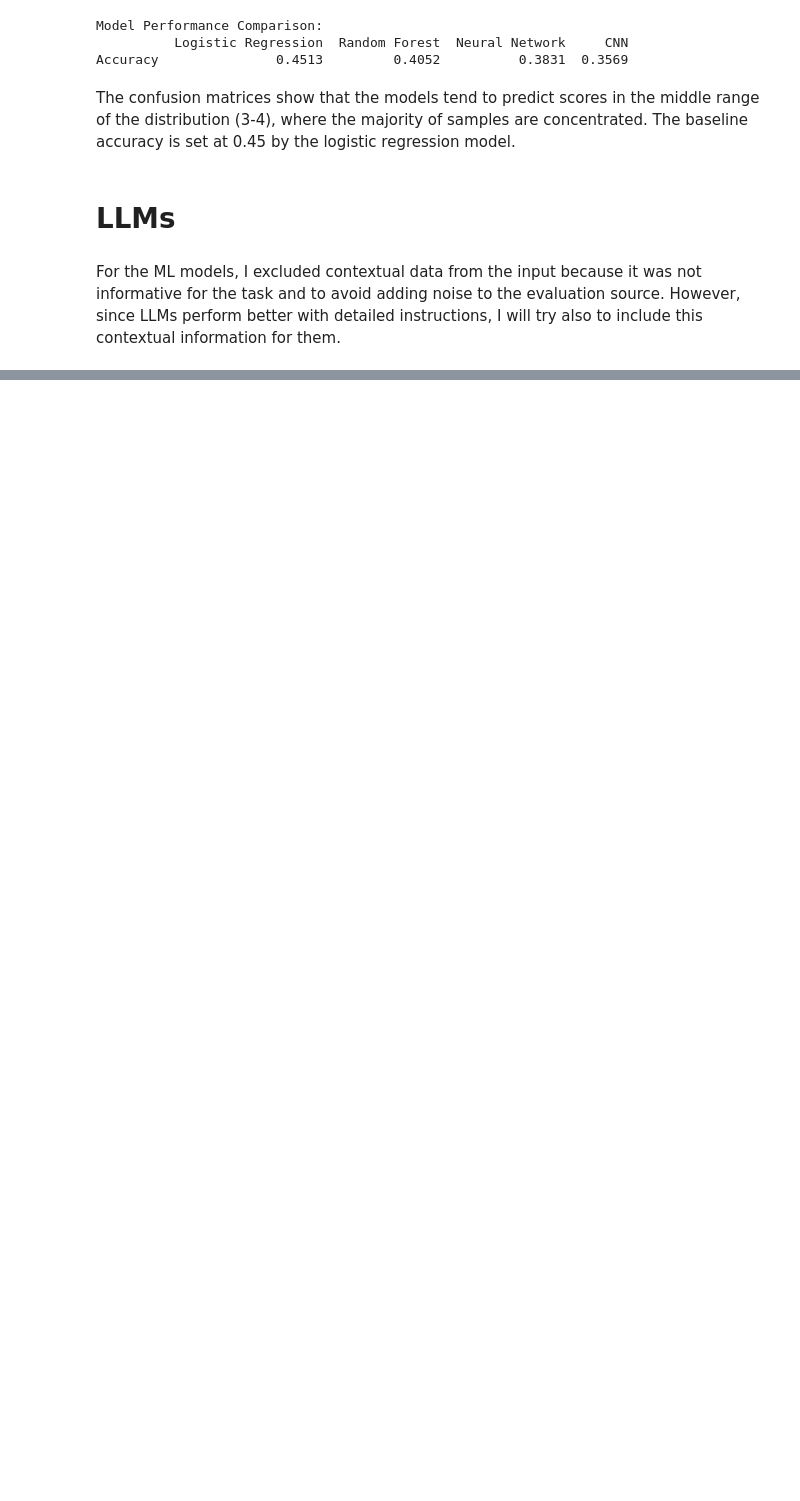
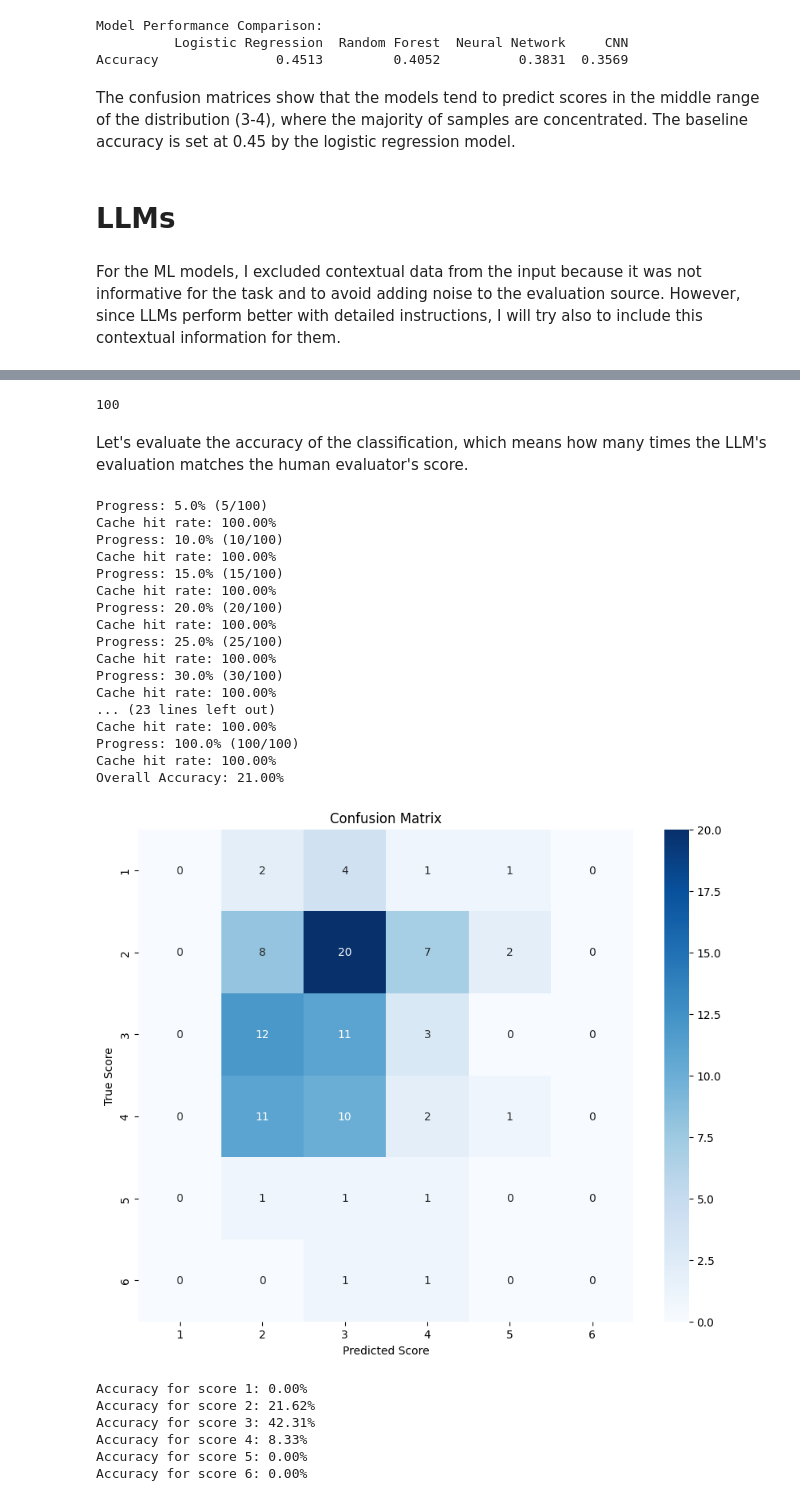
Before and after one commit to alvaro-francisco-gil/mentor-eval, a Jupyter notebook: asap2_analysis.ipynb, the cells around one changed output, grey strips where cells are left out. Saved outputs shown, nothing was run; the diff lists cells and outputs as text; code cells hidden in the pictures; blank space fills up the shorter version.

```diff
--- a/asap2_analysis.ipynb
+++ b/asap2_analysis.ipynb
@@ -354,0 +387,80 @@ For the ML models, I excluded contextual data from the input because it was not
+# %%
+# Take n random samples
+n= 100
+minimal_samples = random.sample(minimal_prompts, min(n, len(minimal_prompts)))
+medium_samples = random.sample(medium_prompts, min(n, len(medium_prompts)))
+maximum_samples = random.sample(maximum_prompts, min(n, len(maximum_prompts)))
+grades_samples = random.sample(grades, min(n, len(grades)))
+len(grades_samples)
+# %% [output]
+100
+# %% [markdown]
+Let's evaluate the accuracy of the classification, which means how many times the LLM's evaluation matches the human evaluator's score.
+# %%
+def evaluate_classification(results, ground_truth):
+    """
+    Evaluate classification results against ground truth and visualize accuracy metrics.
+
+    Args:
+        results: List of ScoringResponse objects containing predicted scores
+        ground_truth: List of actual scores
+    """
+    # Check if results is None or empty
+    if results is None or len(results) == 0:
+        print("Error: No results provided for evaluation")
+        return
+
+    # Extract predicted scores from results
+    predicted_scores = [r.score for r in results]
+
+    # Calculate accuracy
+    accuracy = sum(p == g for p, g in zip(predicted_scores, ground_truth)) / len(ground_truth)
+
+    # Create confusion matrix
+    cm = confusion_matrix(ground_truth, predicted_scores)
+
+    # Plot confusion matrix
+    plt.figure(figsize=(10, 8))
+    sns.heatmap(cm, annot=True, fmt='d', cmap='Blues',
+                xticklabels=range(1, 7),
+                yticklabels=range(1, 7))
+    plt.xlabel('Predicted Score')
+    plt.ylabel('True Score')
+    plt.title('Confusion Matrix')
+    plt.show()
+
+    print(f"Overall Accuracy: {accuracy:.2%}")
+    # Print per-class accuracy
+    for score in range(1, 7):
+        mask = np.array(ground_truth) == score
+        if sum(mask) > 0:
+            class_acc = sum(np.array(predicted_scores)[mask] == score) / sum(mask)
+            print(f"Accuracy for score {score}: {class_acc:.2%}")
+# %%
+minimal_results = process_prompts(minimal_samples)
+evaluate_classification(minimal_results, grades_samples)
+# %% [output]
+Progress: 5.0% (5/100)
+Cache hit rate: 100.00%
+Progress: 10.0% (10/100)
+Cache hit rate: 100.00%
+Progress: 15.0% (15/100)
+Cache hit rate: 100.00%
+Progress: 20.0% (20/100)
+Cache hit rate: 100.00%
+Progress: 25.0% (25/100)
+Cache hit rate: 100.00%
+Progress: 30.0% (30/100)
+Cache hit rate: 100.00%
+... (23 lines left out)
+Cache hit rate: 100.00%
+Progress: 100.0% (100/100)
+Cache hit rate: 100.00%
+Overall Accuracy: 21.00%
+[figure, added]
+Accuracy for score 1: 0.00%
+Accuracy for score 2: 21.62%
+Accuracy for score 3: 42.31%
+Accuracy for score 4: 8.33%
+Accuracy for score 5: 0.00%
+Accuracy for score 6: 0.00%
```
Also changed, not shown: parts of 9 cells of this notebook, 2 other files.
